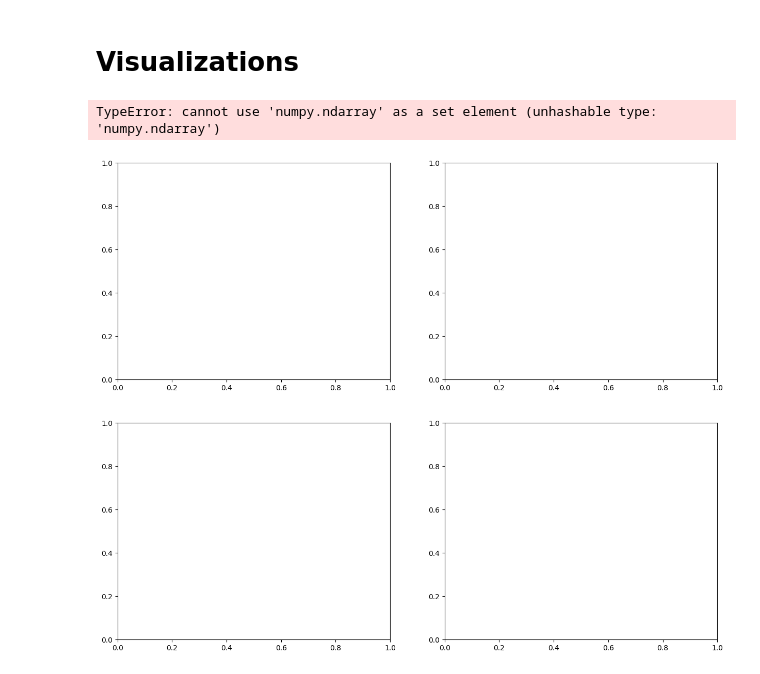
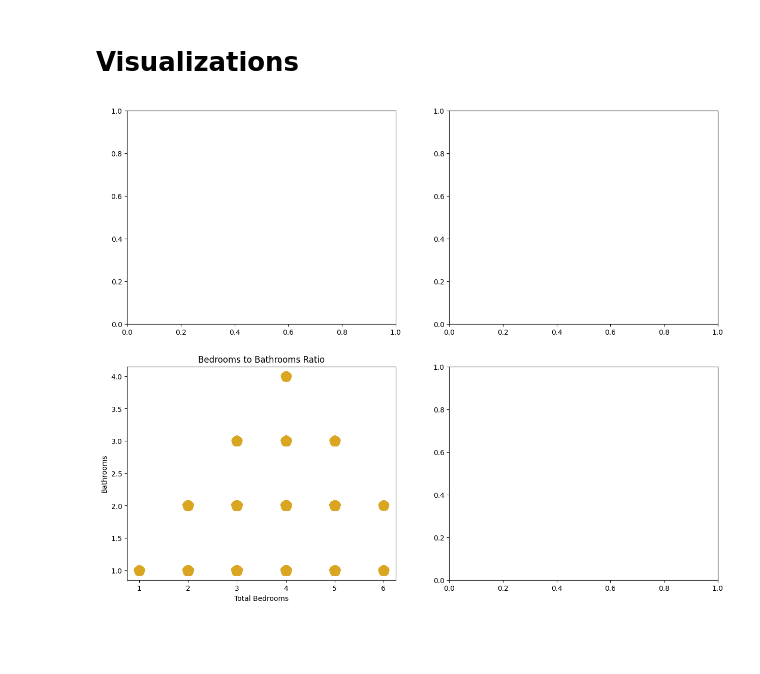
Before and after one commit to 110325-Data-Foundations/Group3P3, a Jupyter notebook: Project3.ipynb, the cells around one changed output. Drawn from its saved outputs; the diff is of its cells as text; code cells hidden in the pictures; blank space fills up the shorter version.

Commit message:
finished my Scatter Plot in spot [1, 0]

```diff
--- a/Project3.ipynb
+++ b/Project3.ipynb
@@ -44,7 +44,11 @@ beds = house_stats['bedrooms'].to_numpy()
 # Basic filtering with booleans, and adds 1 to beds where guestroom == "yes"
 beds += (house_stats["guestroom"].to_numpy() == "yes").astype(int)
 
+# Number of bathrooms
+baths = house_stats["bathrooms"].to_numpy()
+
 display(beds, 10) # Print the first ten beds
+display(baths, 10)
 # %% [output]
 array([4, 4, 3, 4, 5, 3, 4, 5, 5, 4, 3, 5, 4, 4, 3, 4, 5, 3, 4, 3, 3, 4,
        4, 4, 3, 5, 4, 3, 5, 4, 3, 3, 4, 4, 6, 3, 3, 4, 4, 4, 3, 3, 3, 4,
@@ -69,17 +91,11 @@ array([4, 4, 3, 4, 5, 3, 4, 5, 5, 4, 3, 5, 4, 4, 3, 4, 5, 3, 4, 3, 3, 4,
 # %%
 fig, axes = plt.subplots(2, 2, figsize = (15, 12))
 
-graph = house_stats.groupby(beds)["bathrooms"].sum()
-x = beds
-y = house_stats["bathrooms"].to_numpy
-g = {x,y}
+axes[1, 0].scatter(beds, baths, marker = 'p', color = 'goldenrod', linewidth = 10) # Bottom left spot is this scatter plot
+axes[1,0].set_title("Bedrooms to Bathrooms Ratio")
+axes[1,0].set_xlabel("Total Bedrooms")
+axes[1,0].set_ylabel("Bathrooms")
 
-g.plot(kind = "scatter", ax = axes[1,0], marker = 'o', color='green', linewidth = 2)
-
-#graph.plt.plot(kind='scatter', ax = axes[2,0], color = 'blue', edgecolor = 'black')
-axes[1,0].set_title("Bedrooms to Bathrooms Ratio")
-axes[1,0].set_ylabel("Bedrooms")
-axes[1,0].set_ylabel("Bathrooms")
+plt.show() # Seems like 4 bedrooms is the best, more than that seems to be just empty rich mansions
 # %% [output]
-TypeError: cannot use 'numpy.ndarray' as a set element (unhashable type: 'numpy.ndarray')
-[figure, old version]
+[figure, new version]
```
Also changed, not shown: parts of 2 cells of this notebook.
